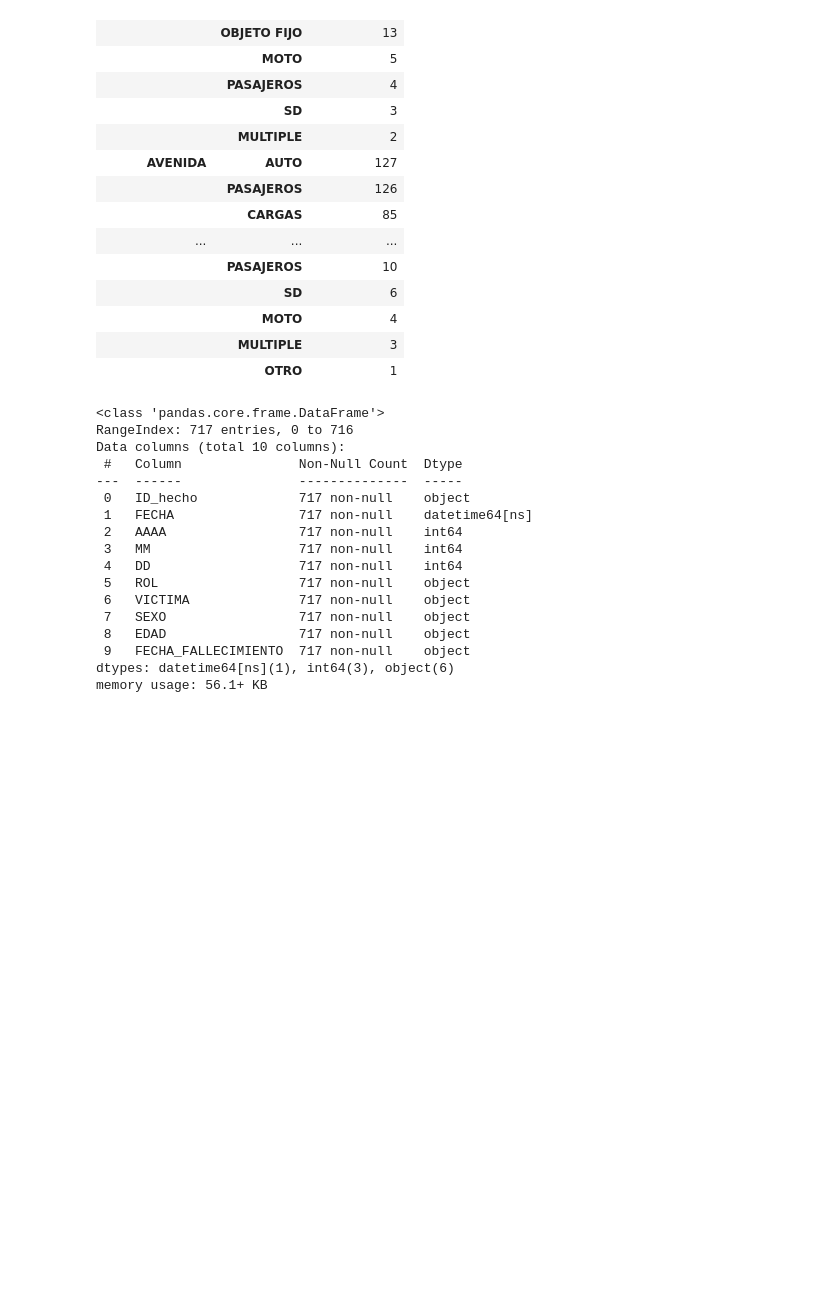
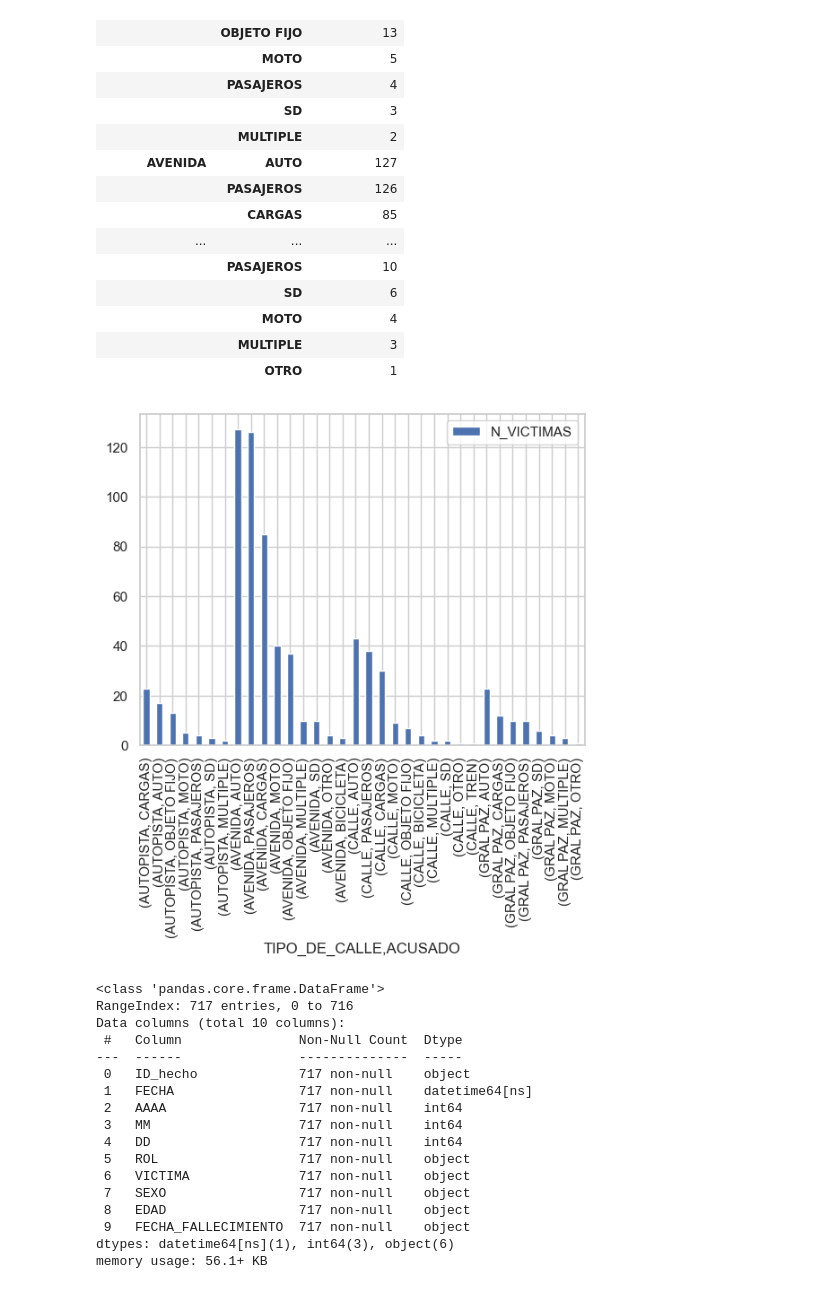
Before and after one commit to motm-1/PI_DA, a Jupyter notebook: draft.ipynb, the cells around one changed output. Cells and saved outputs as stored; diff of their text form; code cells hidden in the pictures; blank space fills up the shorter version.

```diff
--- a/draft.ipynb
+++ b/draft.ipynb
@@ -303,9 +318,10 @@ Maximum amount of victims in a day: 3, it occurred the day 2016-02-17 00:00:00
 # %%
 # The code for this table need to be optimized but for now i didn't find a different way to do it.
 
-# We can see in the table that que number of victims is highly concentrated in the avenues and the main responsibles are cars and public transport
+# We can see in the table that the number of victims is highly concentrated in the avenues and the main responsibles are cars and public transport
 
-pd.pivot_table(df_1, index=['TIPO_DE_CALLE', 'ACUSADO'], values='N_VICTIMAS', aggfunc='sum').reset_index(level=1).sort_values(by=['TIPO_DE_CALLE', 'N_VICTIMAS'], ascending=[True, False]).reset_index().set_index(['TIPO_DE_CALLE', 'ACUSADO'])
+aux_pivot = pd.pivot_table(df_1, index=['TIPO_DE_CALLE', 'ACUSADO'], values='N_VICTIMAS', aggfunc='sum').reset_index(level=1).sort_values(by=['TIPO_DE_CALLE', 'N_VICTIMAS'], ascending=[True, False]).reset_index().set_index(['TIPO_DE_CALLE', 'ACUSADO'])
+aux_pivot
 # %% [output]
 |  |  | N_VICTIMAS |
 | TIPO_DE_CALLE | ACUSADO |  |
@@ -325,6 +341,10 @@ pd.pivot_table(df_1, index=['TIPO_DE_CALLE', 'ACUSADO'], values='N_VICTIMAS', ag
 |  | MOTO | 4 |
 |  | MULTIPLE | 3 |
 |  | OTRO | 1 |
+# %%
+aux_pivot.plot.bar();
+# %% [output]
+[figure, added]
 # %%
 df_2.info()
 # %% [output]
```
Also changed, not shown: parts of 2 cells of this notebook.
